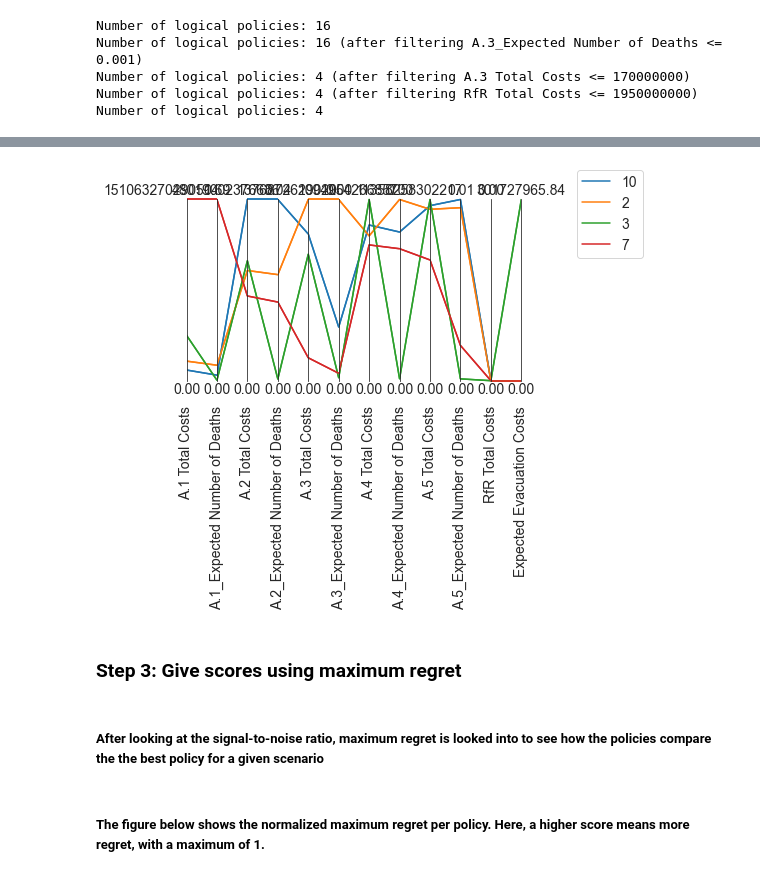
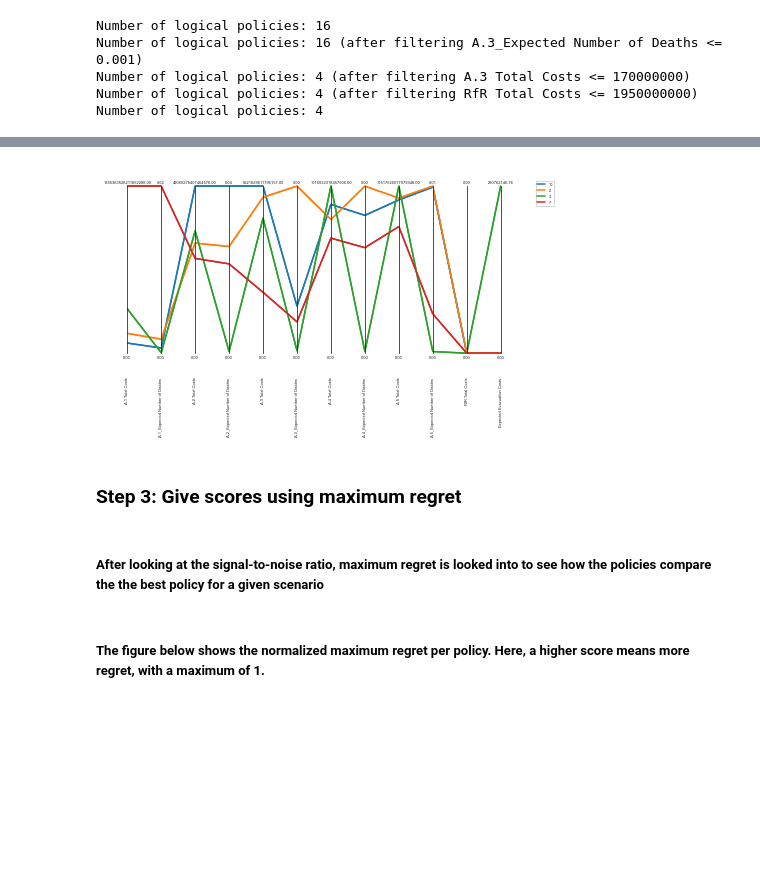
Before and after one commit to EwoutH/modelbased-g13, a Jupyter notebook: Optimization policies.ipynb, the cells around one changed output, grey strips where cells are left out. Cells and saved outputs as stored; diff of their text form; code cells hidden in the pictures; blank space fills up the shorter version.

Commit message:
Optimization policies update (final final version?)

```diff
--- a/Optimization policies.ipynb
+++ b/Optimization policies.ipynb
@@ -257,5 +254,6 @@ policies.shape
 # %%
 policies = policies.drop([o.name for o in model.outcomes], axis=1)
+policies = policies.drop('Expected Number of other Deaths', axis=1)
 policies.head()
 # %% [output]
 |  | 0_RfR 0 | 0_RfR 1 | 0_RfR 2 | 1_RfR 0 | 1_RfR 1 | 1_RfR 2 | 2_RfR 0 | 2_RfR 1 | 2_RfR 2 | 3_RfR 0 | ... | ... |
@@ -274,6 +272,6 @@ for i, policy in policies.iterrows():
 # %%
 # The pickle method is once again used
-use_pickle2 = True
+use_pickle2 = False
 if use_pickle2:
     with open(f"data/MORDM_results2_pf{pf}.pickle","rb") as filehandler:
         results2 = pickle.load(filehandler)
@@ -322,24 +325,24 @@ scores
 # %%
 colors = sns.color_palette()
 
 data = scores
 limits = parcoords.get_limits(data)
 limits.loc[0, data.keys()] = 0
 
-paraxes = parcoords.ParallelAxes(limits)
+paraxes = parcoords.ParallelAxes(limits, fontsize=4)
 for i, (index, row) in enumerate(data.iterrows()):
     paraxes.plot(row.to_frame().T, label=str(index), color=colors[i])
 paraxes.legend()
 paraxes.plot(data)
 plt.savefig(fname="images/MORDM/robust_parallel_axes.png",dpi=300,bbox_inches='tight',format="png") # Save to file
 
 plt.show()
 # %% [output]
-[figure, old version]
+[figure, new version]
 # %% [markdown]
 ### Step 3: Give scores using maximum regret
-# %% [markdown]
-##### After looking at the signal-to-noise ratio, maximum regret is looked into to see how the policies compare the the best policy for a given scenario
+# %% [markdown]
+##### After looking at the signal-to-noise ratio, maximum regret is looked into to see how the policies compare the the best policy for a given scenario
 # %%
 def calculate_regret(data, best):
     return np.abs(best-data)
@@ -374,8 +377,8 @@ for outcome in model.outcomes:
 
     overall_regret[outcome.name] = outcome_regret
     max_regret[outcome.name] = outcome_regret.max()
-# %% [markdown]
-##### The figure below shows the normalized maximum regret per policy. Here, a higher score means more regret, with a maximum of 1.
+# %% [markdown]
+##### The figure below shows the normalized maximum regret per policy. Here, a higher score means more regret, with a maximum of 1.
 # %%
 max_regret = pd.DataFrame(max_regret)
 sns.heatmap(max_regret/max_regret.max(), cmap='viridis', annot=True)
```
Also changed, not shown: parts of 38 cells of this notebook, 6 other files.
